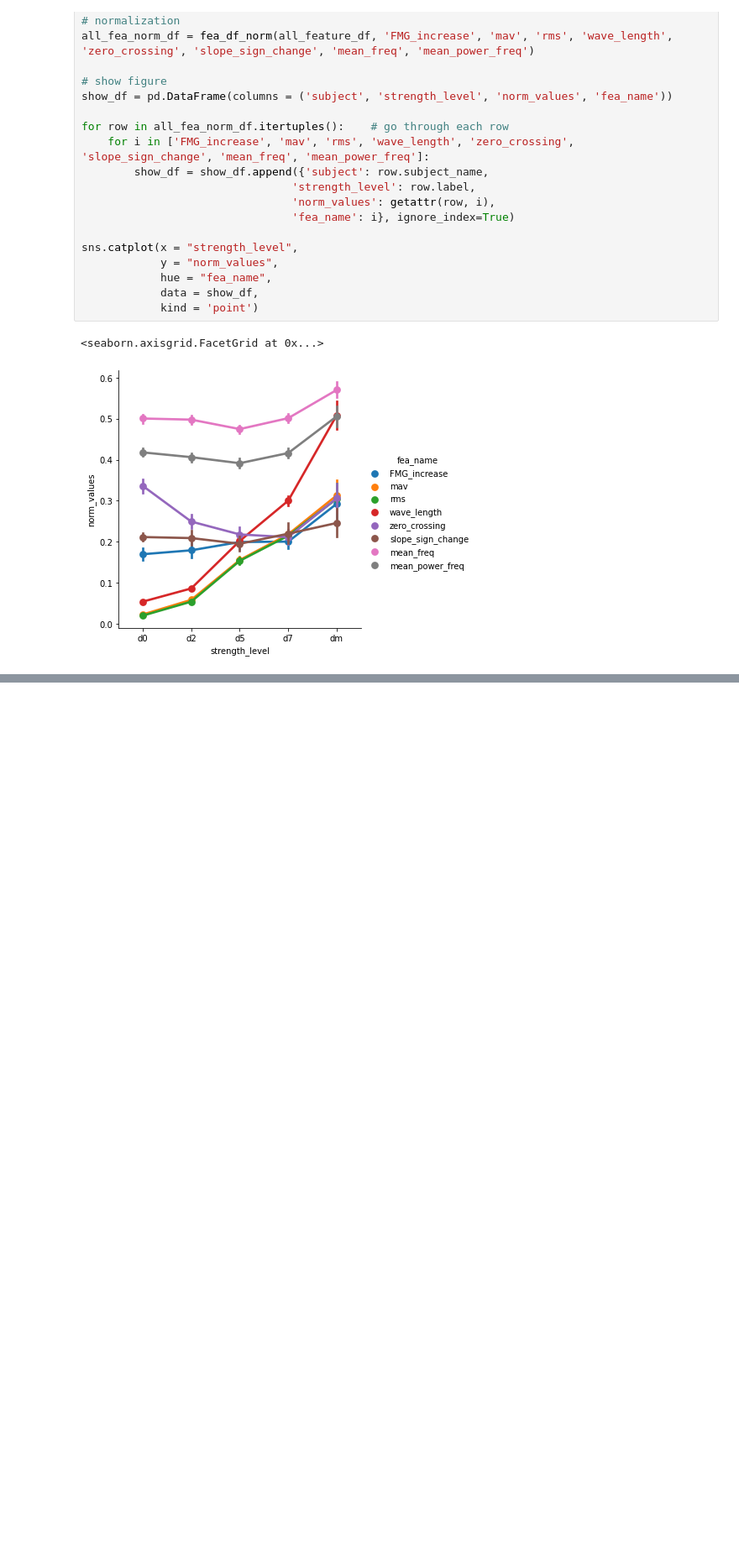
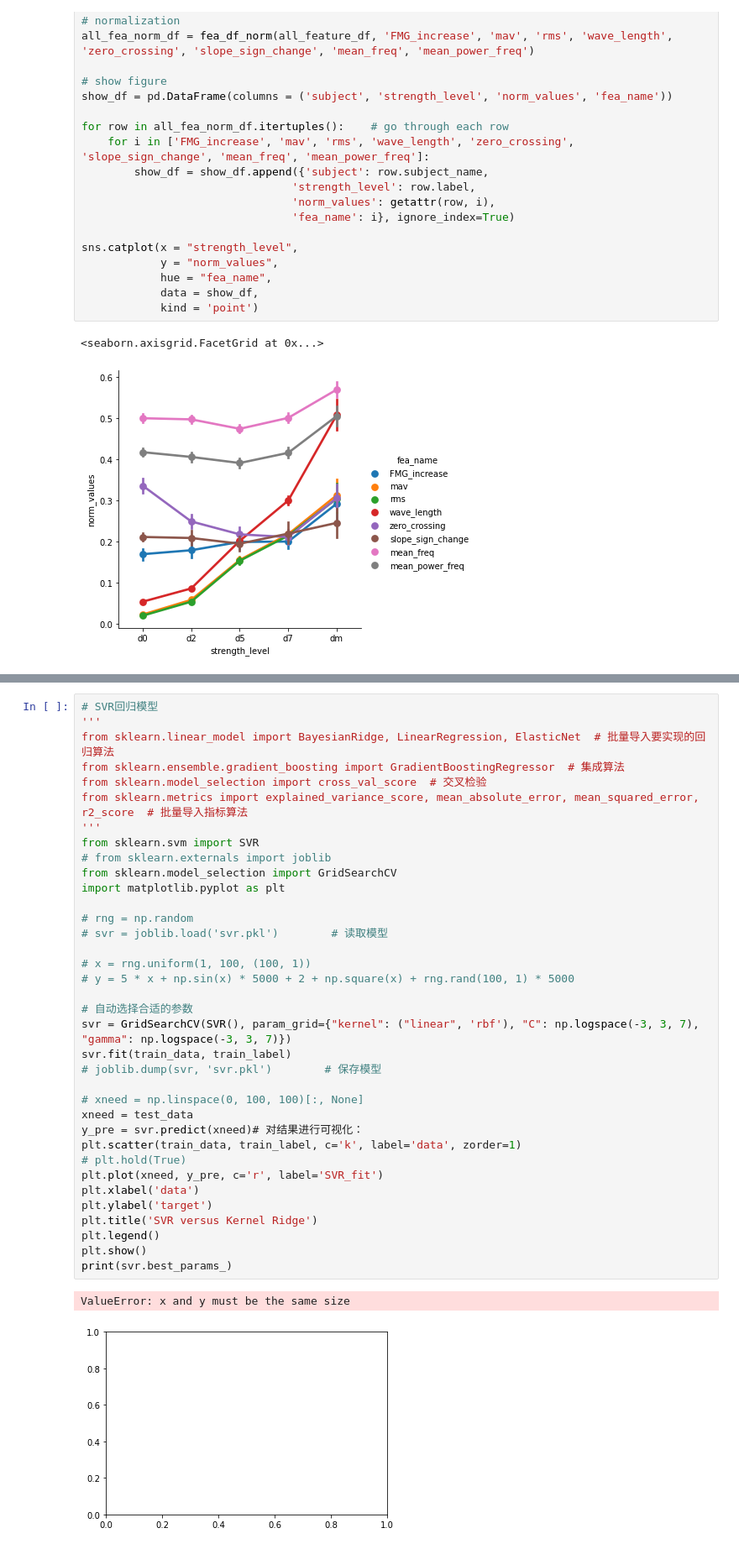
Before and after one commit to WynminMark/FMG-sEMG-processing, a Jupyter notebook: try.ipynb, the cells around one changed output, grey strips where cells are left out. Shown at 84% size. Saved outputs shown, nothing was run; the diff lists cells and outputs as text; blank space fills up the shorter version.

Commit message:
add SVM and SVR model, some error still need to be handled

```diff
--- a/try.ipynb
+++ b/try.ipynb
@@ -160,0 +272,39 @@ sns.catplot(x = "strength_level",
+# %%
+# SVR回归模型
+'''
+from sklearn.linear_model import BayesianRidge, LinearRegression, ElasticNet  # 批量导入要实现的回归算法
+from sklearn.ensemble.gradient_boosting import GradientBoostingRegressor  # 集成算法
+from sklearn.model_selection import cross_val_score  # 交叉检验
+from sklearn.metrics import explained_variance_score, mean_absolute_error, mean_squared_error, r2_score  # 批量导入指标算法
+'''
+from sklearn.svm import SVR
+# from sklearn.externals import joblib
+from sklearn.model_selection import GridSearchCV
+import matplotlib.pyplot as plt
+
+# rng = np.random
+# svr = joblib.load('svr.pkl')        # 读取模型
+
+# x = rng.uniform(1, 100, (100, 1))
+# y = 5 * x + np.sin(x) * 5000 + 2 + np.square(x) + rng.rand(100, 1) * 5000
+
+# 自动选择合适的参数
+svr = GridSearchCV(SVR(), param_grid={"kernel": ("linear", 'rbf'), "C": np.logspace(-3, 3, 7), "gamma": np.logspace(-3, 3, 7)})
+svr.fit(train_data, train_label)
+# joblib.dump(svr, 'svr.pkl')        # 保存模型
+
+# xneed = np.linspace(0, 100, 100)[:, None]
+xneed = test_data
+y_pre = svr.predict(xneed)# 对结果进行可视化：
+plt.scatter(train_data, train_label, c='k', label='data', zorder=1)
+# plt.hold(True)
+plt.plot(xneed, y_pre, c='r', label='SVR_fit')
+plt.xlabel('data')
+plt.ylabel('target')
+plt.title('SVR versus Kernel Ridge')
+plt.legend()
+plt.show()
+print(svr.best_params_)
+# %% [output]
+ValueError: x and y must be the same size
+[figure, added]
```
Also changed, not shown: parts of 2 cells of this notebook.
